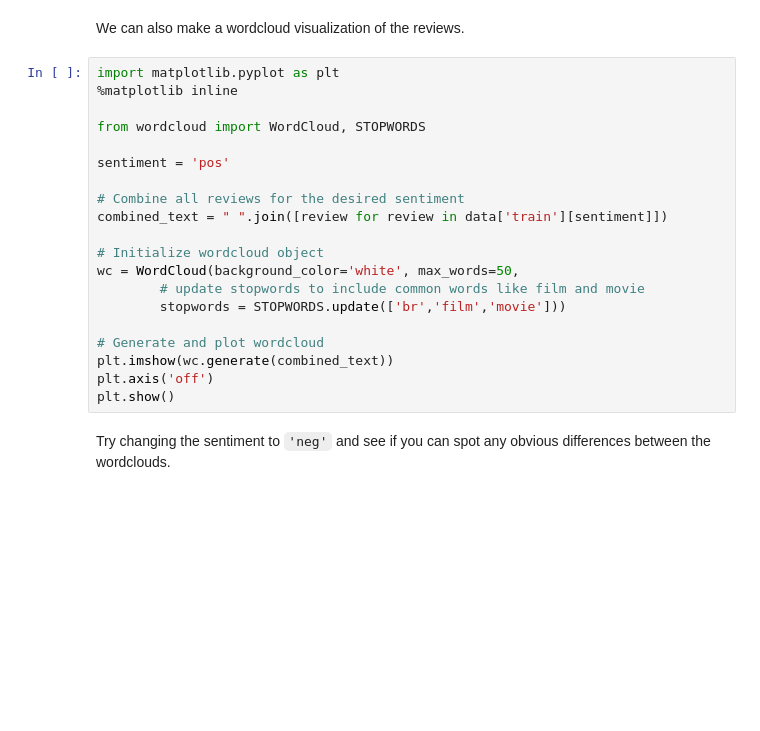
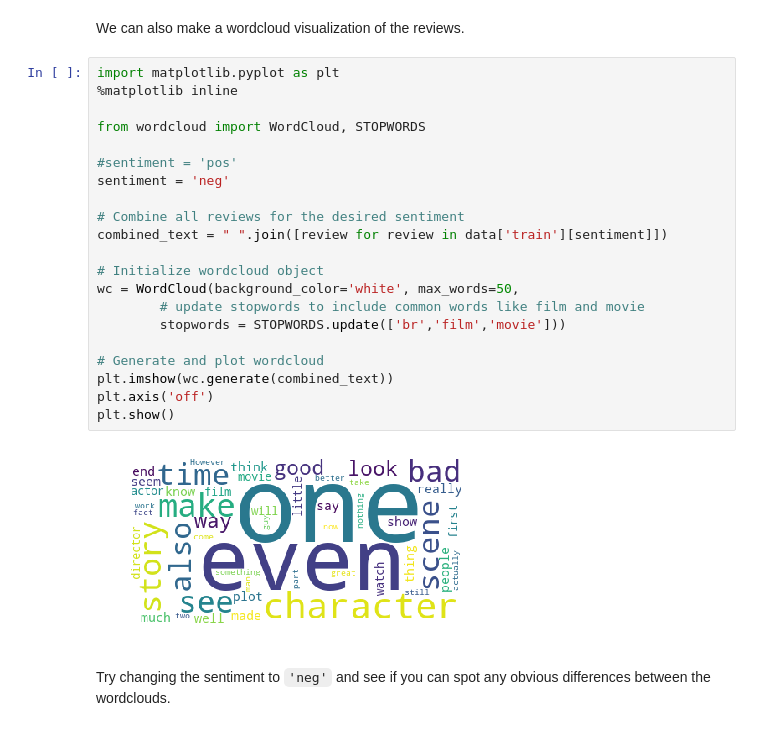
Before and after one commit to a35931chi/AIND-NLP-Sentiment-Analysis, a Jupyter notebook: sentiment_analysis.ipynb, the cells around one changed output. Cells and saved outputs as stored; diff of their text form; blank space fills up the shorter version.

Commit message:
sentiment_analysis finished step 1

```diff
--- a/sentiment_analysis.ipynb
+++ b/sentiment_analysis.ipynb
@@ -95,23 +97,26 @@ We can also make a wordcloud visualization of the reviews.
 # %%
 import matplotlib.pyplot as plt
 %matplotlib inline
 
 from wordcloud import WordCloud, STOPWORDS
 
-sentiment = 'pos'
+#sentiment = 'pos'
+sentiment = 'neg'
 
 # Combine all reviews for the desired sentiment
 combined_text = " ".join([review for review in data['train'][sentiment]])
 
 # Initialize wordcloud object
 wc = WordCloud(background_color='white', max_words=50,
         # update stopwords to include common words like film and movie
         stopwords = STOPWORDS.update(['br','film','movie']))
 
 # Generate and plot wordcloud
 plt.imshow(wc.generate(combined_text))
 plt.axis('off')
 plt.show()
+# %% [output]
+[figure, added]
 # %% [markdown]
 Try changing the sentiment to `'neg'` and see if you can spot any obvious differences between the wordclouds.
 # %% [markdown]
```
Also changed, not shown: parts of 3 cells of this notebook.
